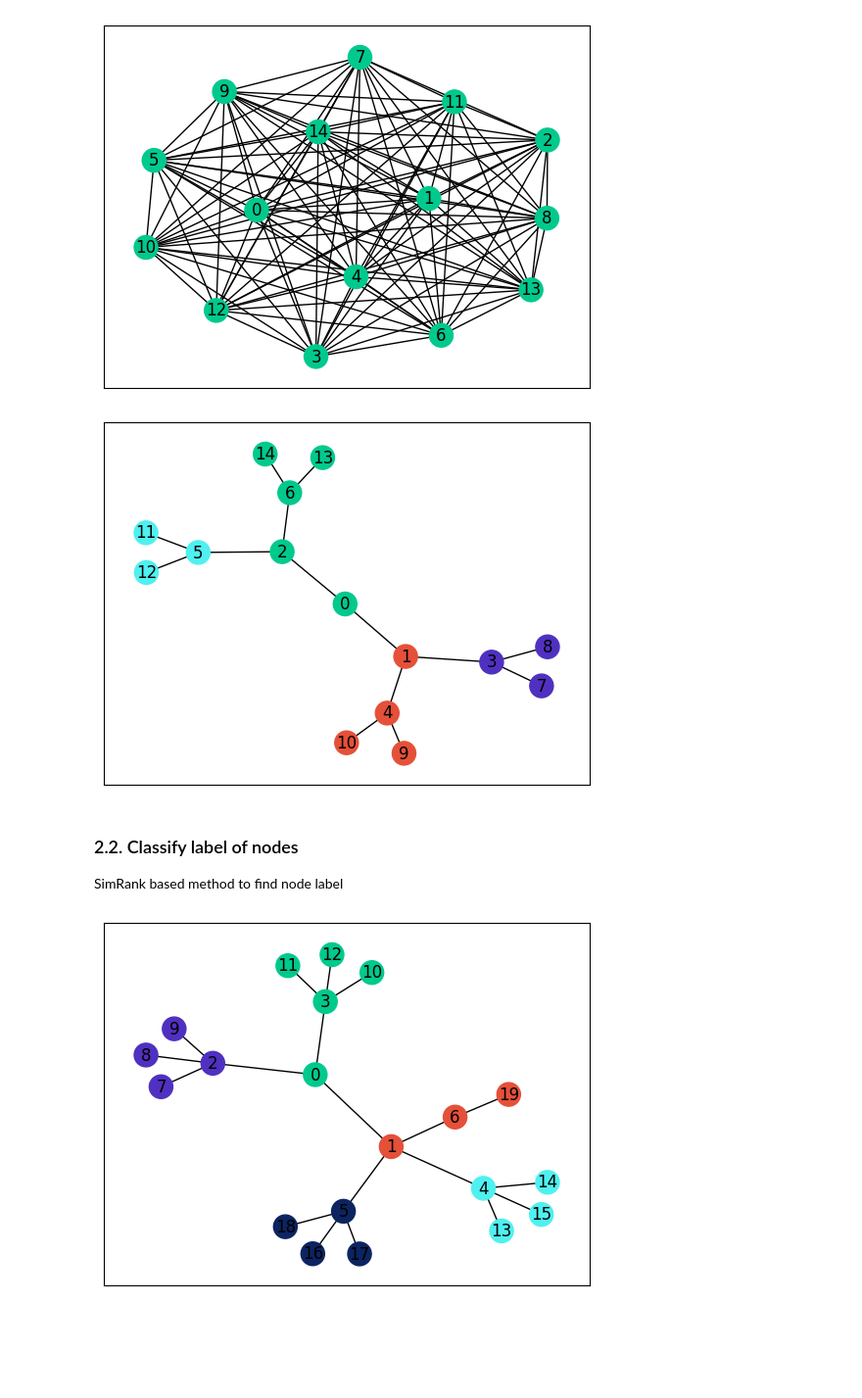
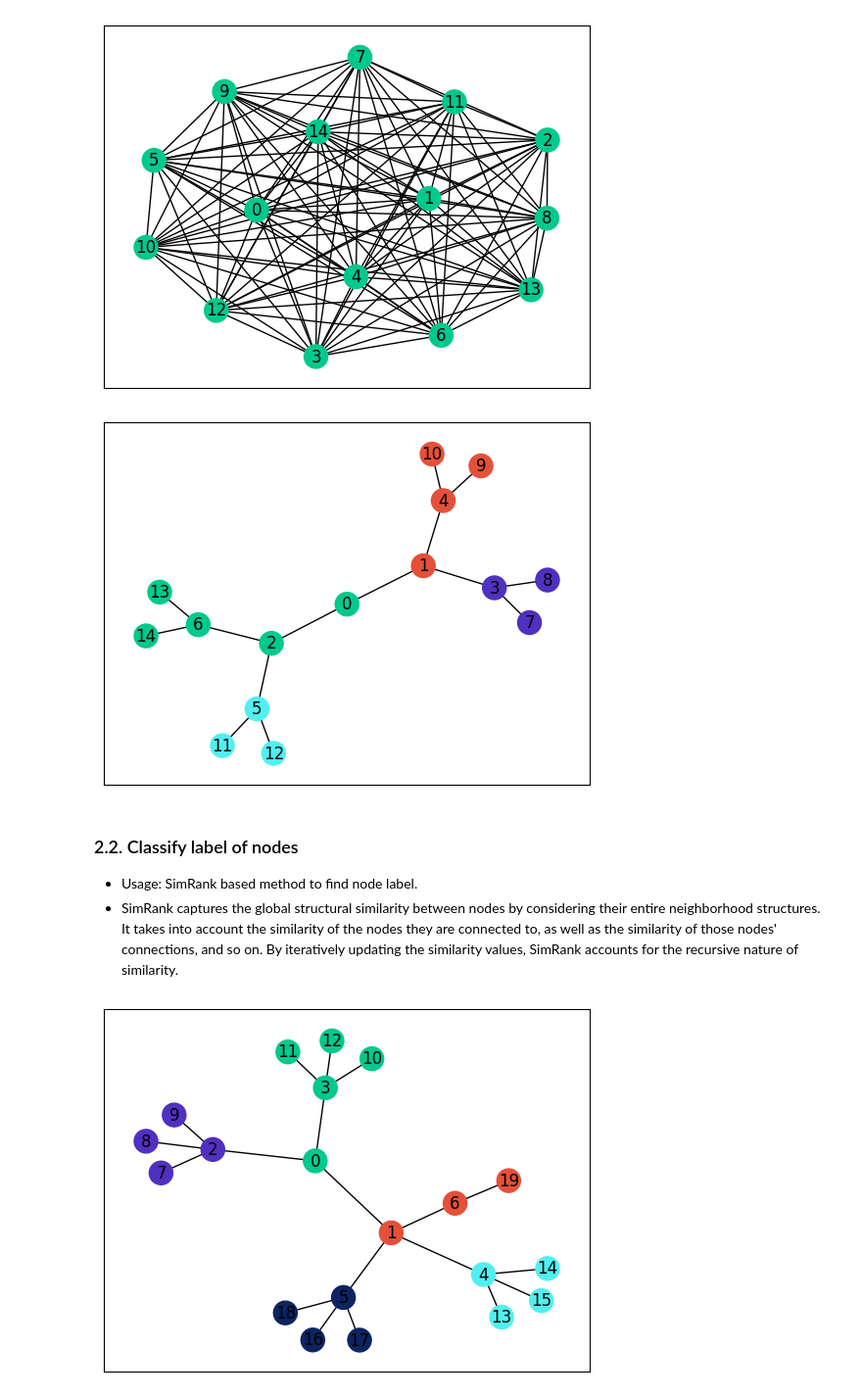
Before and after one commit to NSLab-CUK/Graph-Mining-Spring-2023, a Jupyter notebook: W13/Practice_13.ipynb, the cells around one changed output. Shown at 98% size. Drawn from its saved outputs; the diff is of its cells as text; code cells hidden in the pictures; blank space fills up the shorter version.

```diff
--- a/W13/Practice_13.ipynb
+++ b/W13/Practice_13.ipynb
@@ -353,14 +380,19 @@ draw_graph_with_label_propagation(G, colors)
 # %% [output]
 [figure]
 # %%
-G = nx.full_rary_tree(2,15)
+# Initialize tree
+num_node = 15
+num_child = 2
+
+G = nx.full_rary_tree(num_child,num_node)
 
 draw_graph_with_label_propagation(G, colors)
 # %% [output]
-[figure, old version]
+[figure, new version]
 # %% [markdown]
 ### 2.2. Classify label of nodes
-SimRank based method to find node label
++ Usage: SimRank based method to find node label.
++ SimRank captures the global structural similarity between nodes by considering their entire neighborhood structures. It takes into account the similarity of the nodes they are connected to, as well as the similarity of those nodes' connections, and so on. By iteratively updating the similarity values, SimRank accounts for the recursive nature of similarity.
 # %%
 G = nx.full_rary_tree(3,20)
 
```
Also changed, not shown: parts of 22 cells of this notebook.
